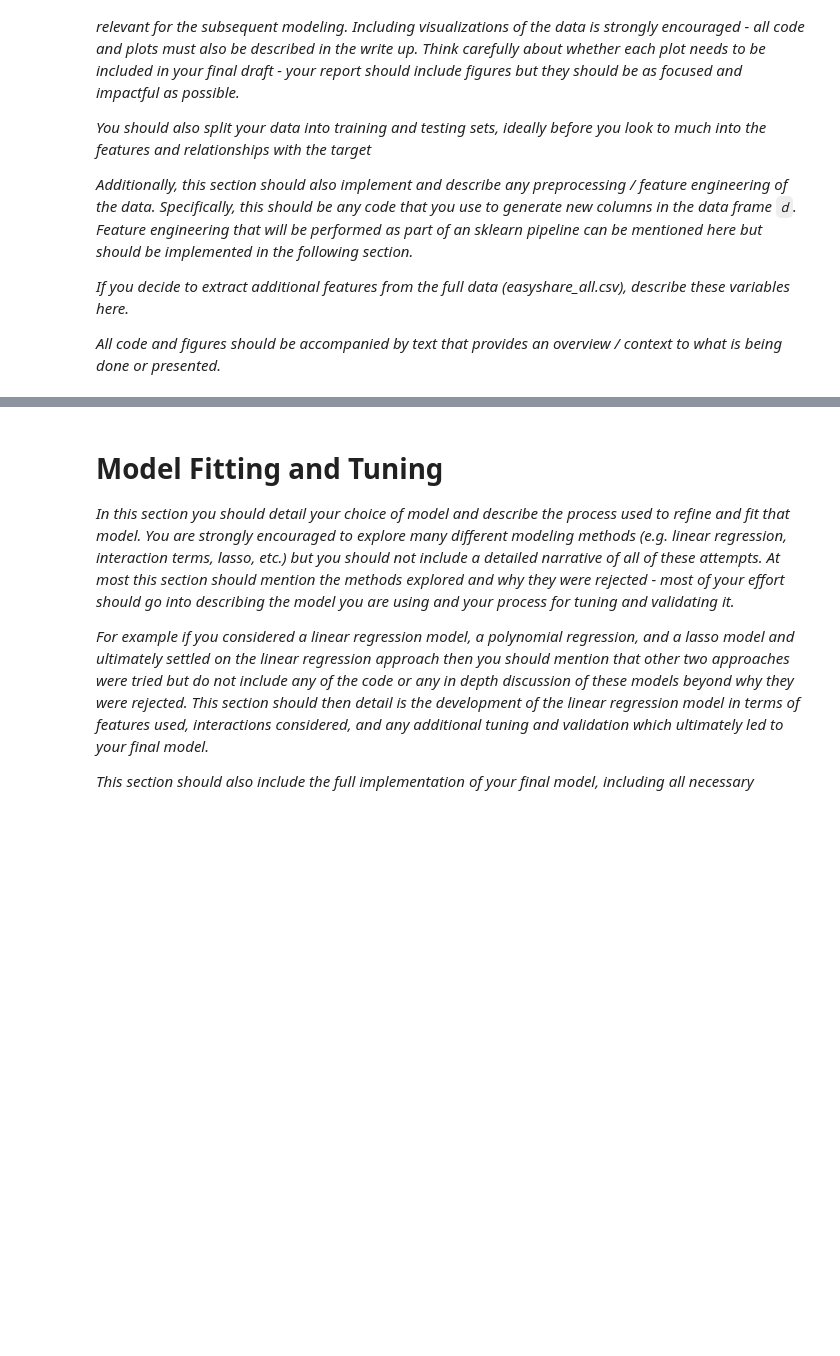
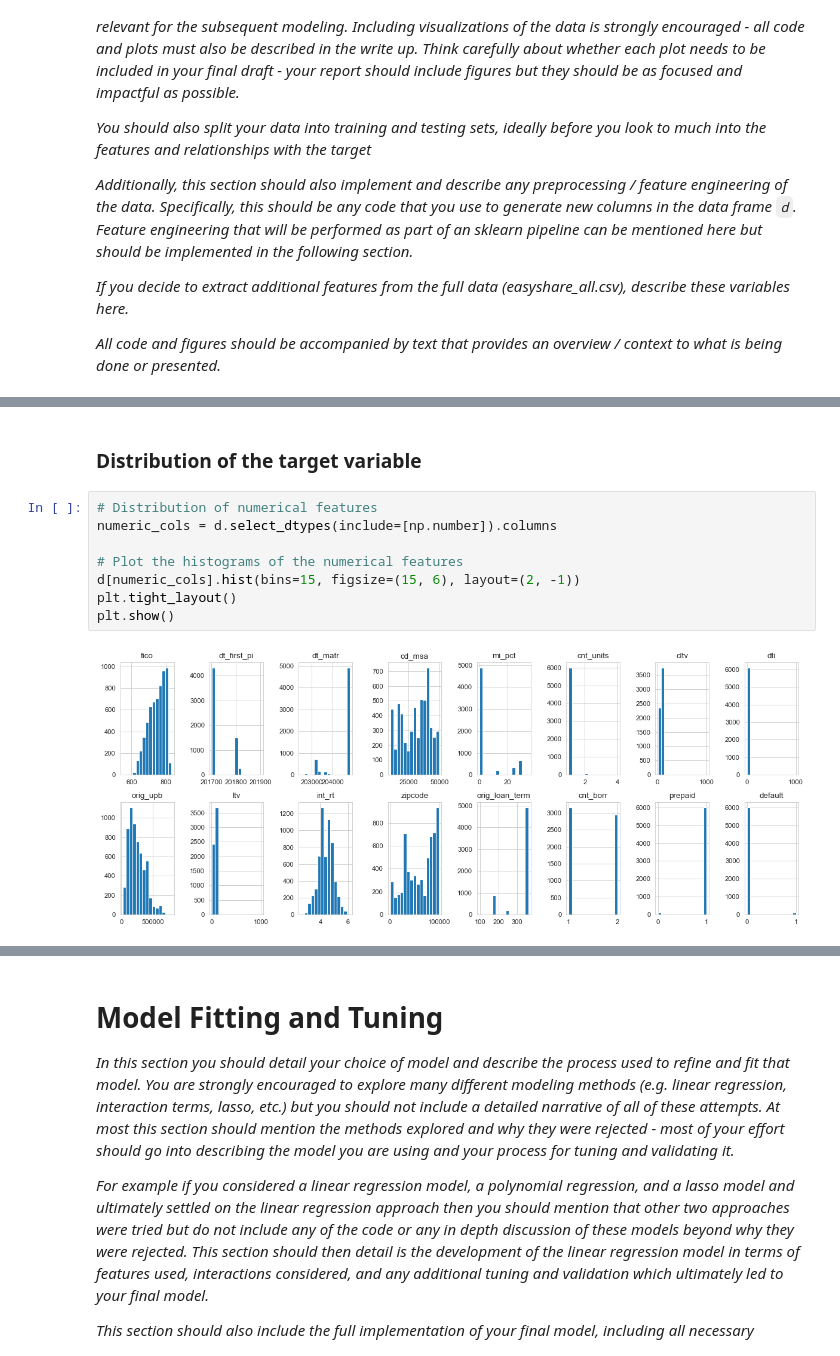
Before and after one commit to IRis0550/mlpy_2, a Jupyter notebook: project2.ipynb, the cells around one changed output, grey strips where cells are left out. Cells and saved outputs as stored; diff of their text form; blank space fills up the shorter version.

```diff
--- a/project2.ipynb
+++ b/project2.ipynb
@@ -453,0 +418,12 @@ y_pred = (y_pred_proba > 0.5).astype(int)
+# %% [markdown]
+### Distribution of the target variable
+# %%
+# Distribution of numerical features
+numeric_cols = d.select_dtypes(include=[np.number]).columns
+
+# Plot the histograms of the numerical features
+d[numeric_cols].hist(bins=15, figsize=(15, 6), layout=(2, -1))
+plt.tight_layout()
+plt.show()
+# %% [output]
+[figure, added]
```
Also changed, not shown: parts of 26 cells of this notebook, 3 other files.
